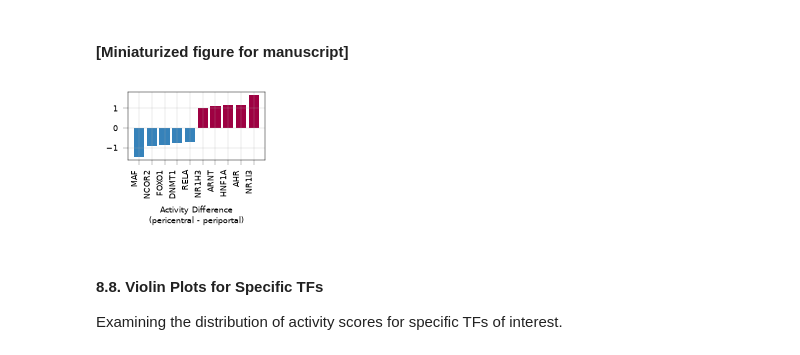
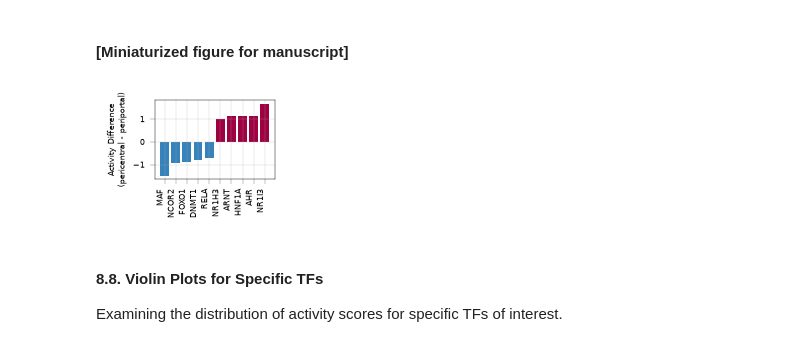
Before and after one commit to MannLabs/alphapepttools-manuscript, a Jupyter notebook: notebooks/main/scdvp/study_04_scDVP.ipynb, the cells around one changed output. Drawn from its saved outputs; the diff is of its cells as text; code cells hidden in the pictures.

Commit message:
fix ylabel for top 5

```diff
--- a/notebooks/main/scdvp/study_04_scDVP.ipynb
+++ b/notebooks/main/scdvp/study_04_scDVP.ipynb
@@ -1997,37 +1997,37 @@ This anecdotal validation using literature concordance serves as a technical val
 # %%
 # Plot top differential TFs
 n_top = 5
 top_up = activity_diff.tail(n_top)
 top_down = activity_diff.head(n_top)
 top_diff = pd.concat([top_down, top_up])
 
-fig, axm = apt.pl.create_figure(figsize=("0.5", "0.25"))
+fig, axm = apt.pl.create_figure(figsize=(45 / 25.4, 32 / 25.4))
 ax = axm.next()
 colors = [apt.pl.BaseColors.get("blue") if x < 0 else apt.pl.BaseColors.get("red") for x in top_diff.to_numpy()]
 ax.bar(top_diff.index, height=top_diff.to_numpy().T, color=colors)
 # apt.pl.barplot(ax=ax, data=top_diff.T, direct_columns=["tf_activity"])
 # ax.set_yticks(range(len(top_diff)))
 # ax.set_yticklabels(top_diff.index)
 # ax.axvline(x=0, color="black", linewidth=0.5)
 # ax.set_xlabel("Activity Difference\n(pericentral - periportal)")
 # ax.set_ylabel("Transcription Factor")
 # ax.set_title("Spatially Differential TF Activity")
 
 ax.set_xticklabels(ax.get_xticklabels(), rotation=90, ha="right")
-apt.pl.label_axes(ax=ax, xlabel="Activity Difference\n(pericentral - periportal)")
+apt.pl.label_axes(ax=ax, ylabel="Activity Difference\n(pericentral - periportal)")
 
-plt.tight_layout()
+# plt.tight_layout()
 
 apt.pl.save_figure(
     fig = fig,
     filename = "tf-activity-difference_top5_tiny.png",
     output_dir = figure_output_dir,
     dpi=600,
     transparent=True,
     bbox_inches = "tight",
 )
 # %% [output]
-[figure, old version]
+[figure, new version]
 # %% [markdown]
 #### 8.8. Violin Plots for Specific TFs
 
```
Also changed, not shown: 1 other file.
